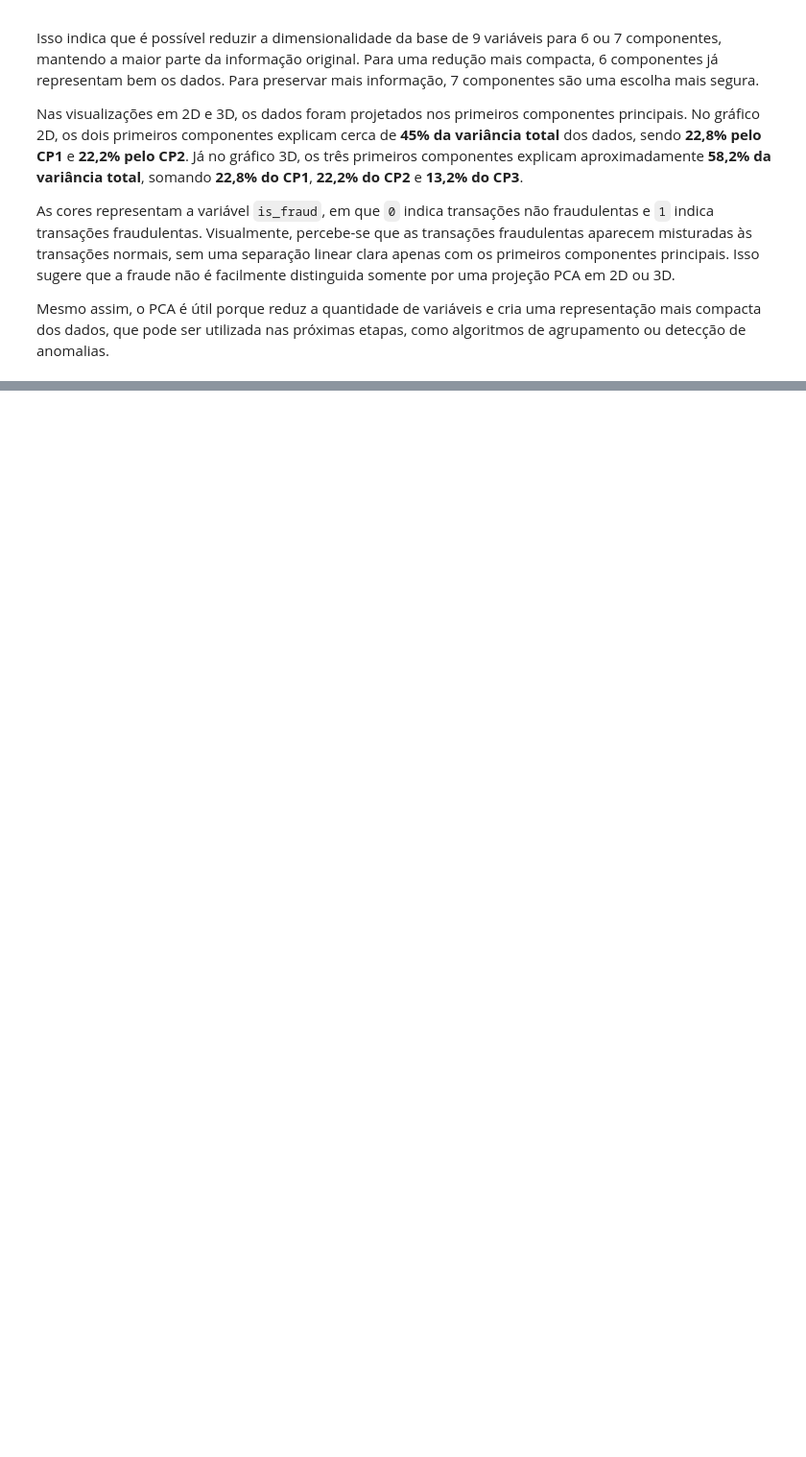
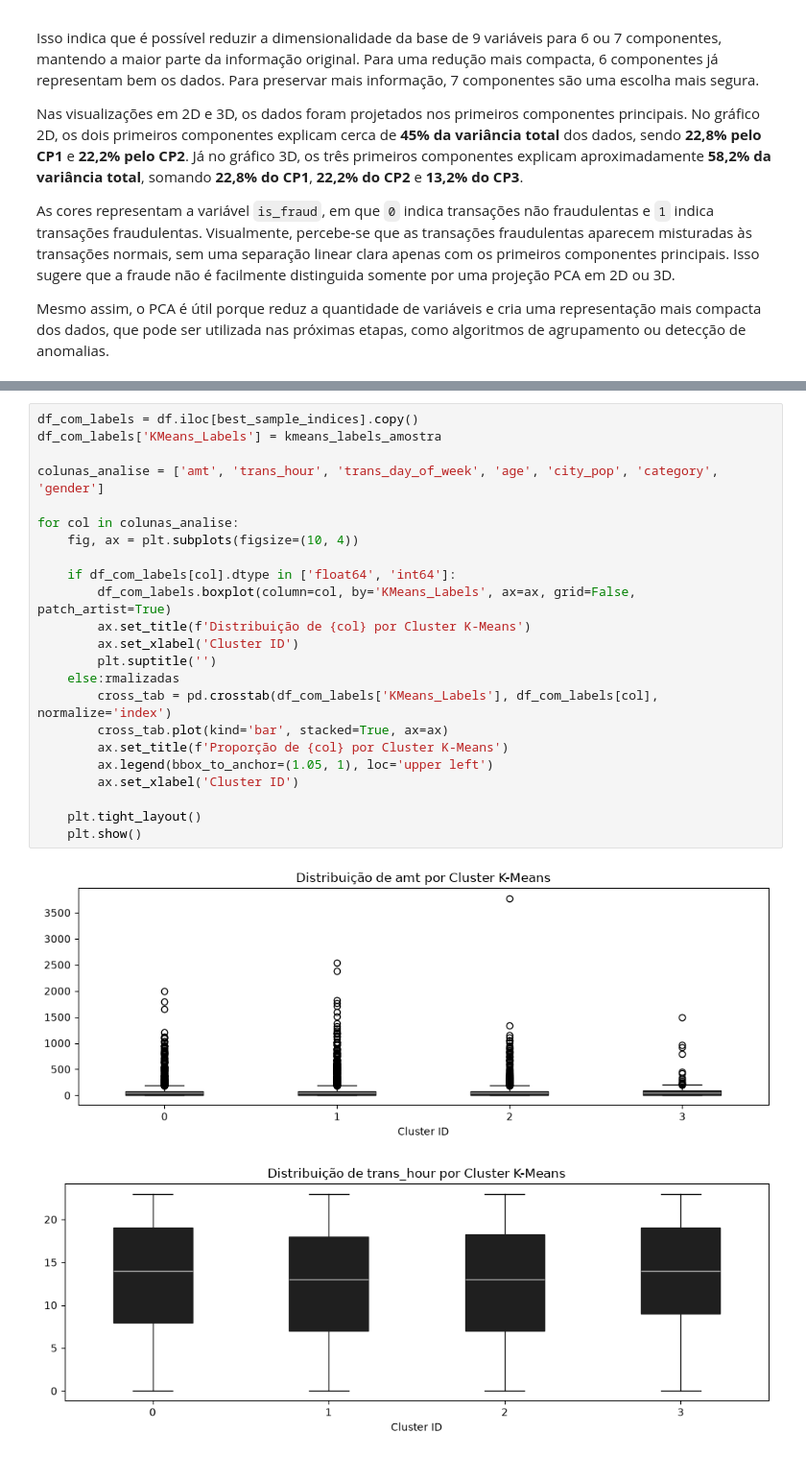
Before and after one commit to Gsdvl/unsupervised_learning_IMD3003-, a Jupyter notebook: notebook.ipynb, the cells around one changed output, grey strips where cells are left out. Shown at 96% size. Saved outputs shown, nothing was run; the diff lists cells and outputs as text; blank space fills up the shorter version.

```diff
--- a/notebook.ipynb
+++ b/notebook.ipynb
@@ -372,0 +712,26 @@ Mesmo assim, o PCA é útil porque reduz a quantidade de variáveis e cria uma r
+# %%
+df_com_labels = df.iloc[best_sample_indices].copy()
+df_com_labels['KMeans_Labels'] = kmeans_labels_amostra
+
+colunas_analise = ['amt', 'trans_hour', 'trans_day_of_week', 'age', 'city_pop', 'category', 'gender']
+
+for col in colunas_analise:
+    fig, ax = plt.subplots(figsize=(10, 4))
+
+    if df_com_labels[col].dtype in ['float64', 'int64']:
+        df_com_labels.boxplot(column=col, by='KMeans_Labels', ax=ax, grid=False, patch_artist=True)
+        ax.set_title(f'Distribuição de {col} por Cluster K-Means')
+        ax.set_xlabel('Cluster ID')
+        plt.suptitle('')
+    else:rmalizadas
+        cross_tab = pd.crosstab(df_com_labels['KMeans_Labels'], df_com_labels[col], normalize='index')
+        cross_tab.plot(kind='bar', stacked=True, ax=ax)
+        ax.set_title(f'Proporção de {col} por Cluster K-Means')
+        ax.legend(bbox_to_anchor=(1.05, 1), loc='upper left')
+        ax.set_xlabel('Cluster ID')
+
+    plt.tight_layout()
+    plt.show()
+# %% [output]
+[figure, added]
+[figure, added]
```
Also changed, not shown: parts of 13 cells of this notebook.
